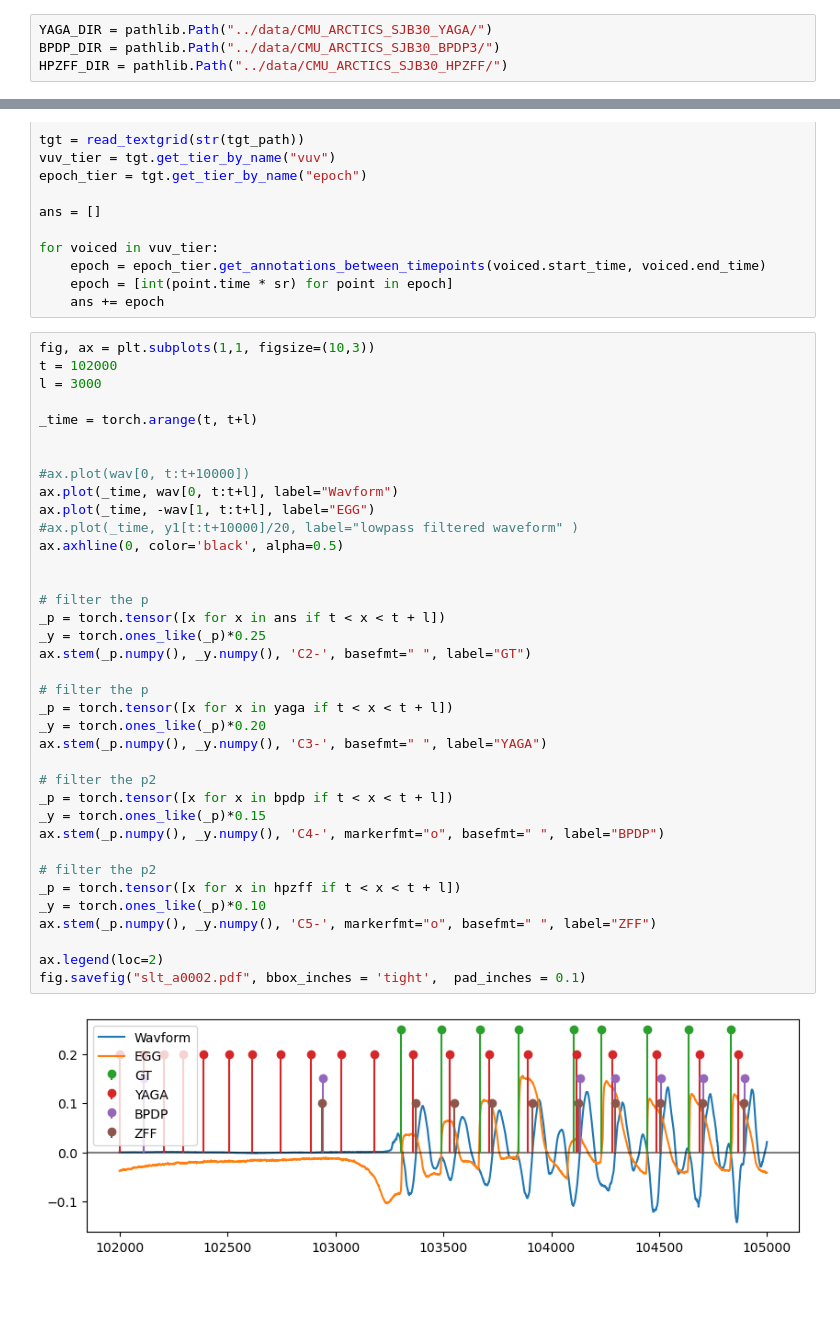
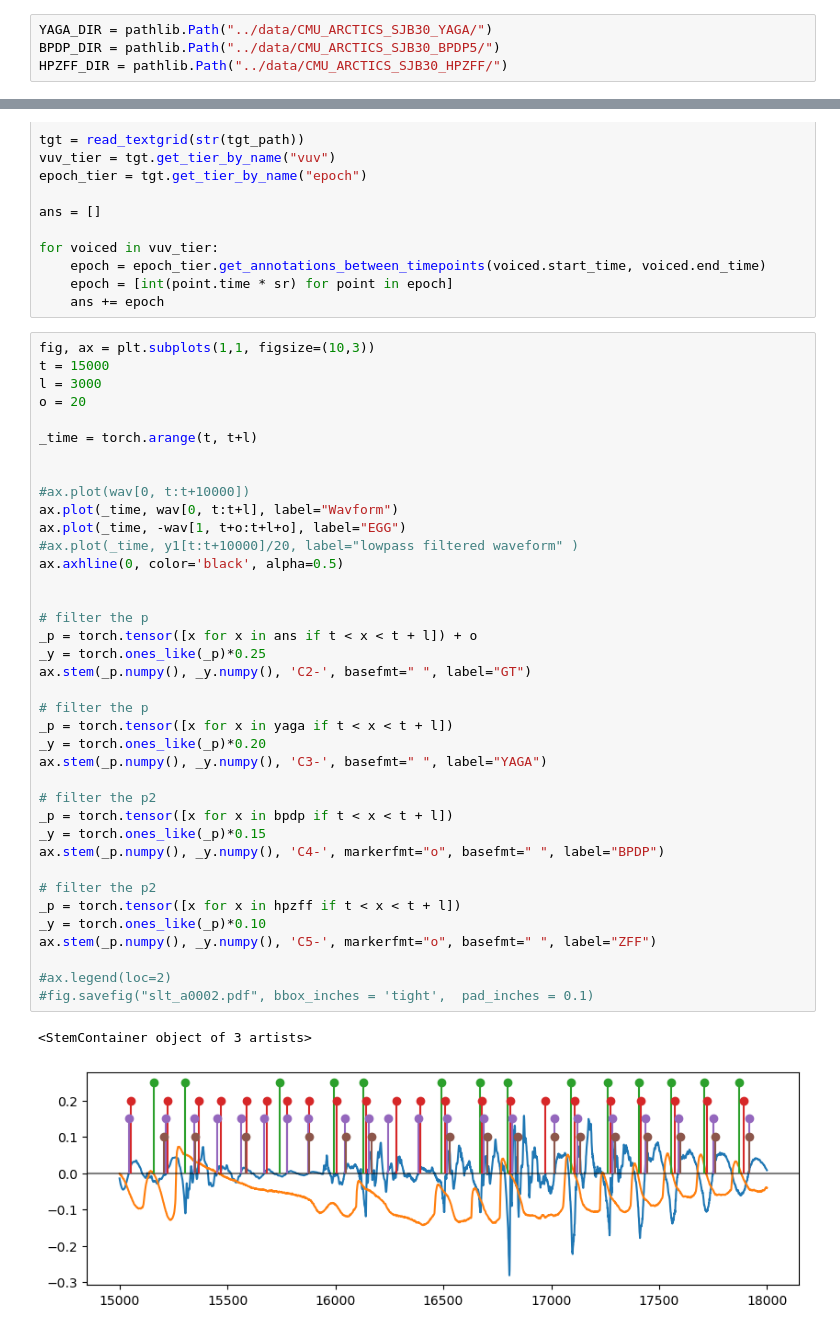
Before and after one commit to orz-orz-orz-orz/BPDP, a Jupyter notebook: notebooks/Plot Missing.ipynb, the cells around one changed output, grey strips where cells are left out. Saved outputs shown, nothing was run; the diff lists cells and outputs as text; blank space fills up the shorter version.

```diff
--- a/notebooks/Plot Missing.ipynb
+++ b/notebooks/Plot Missing.ipynb
@@ -7,7 +7,7 @@ import matplotlib.pyplot as plt
 from tgt import read_textgrid
 # %%
 YAGA_DIR = pathlib.Path("../data/CMU_ARCTICS_SJB30_YAGA/")
-BPDP_DIR = pathlib.Path("../data/CMU_ARCTICS_SJB30_BPDP3/")
+BPDP_DIR = pathlib.Path("../data/CMU_ARCTICS_SJB30_BPDP5/")
 HPZFF_DIR = pathlib.Path("../data/CMU_ARCTICS_SJB30_HPZFF/")
 # %%
 wav_path = pathlib.Path("../data/CMU_ARCTICS_SJB30/slt/arctic_a0002.wav")
@@ -35,40 +35,42 @@ for voiced in vuv_tier:
     ans += epoch
 # %%
 fig, ax = plt.subplots(1,1, figsize=(10,3))
-t = 102000
+t = 15000
 l = 3000
+o = 20
 
 _time = torch.arange(t, t+l)
 
 
 #ax.plot(wav[0, t:t+10000])
 ax.plot(_time, wav[0, t:t+l], label="Wavform")
-ax.plot(_time, -wav[1, t:t+l], label="EGG")
+ax.plot(_time, -wav[1, t+o:t+l+o], label="EGG")
 #ax.plot(_time, y1[t:t+10000]/20, label="lowpass filtered waveform" )
 ax.axhline(0, color='black', alpha=0.5)
 
 
 # filter the p
-_p = torch.tensor([x for x in ans if t < x < t + l])
+_p = torch.tensor([x for x in ans if t < x < t + l]) + o
 _y = torch.ones_like(_p)*0.25
 ax.stem(_p.numpy(), _y.numpy(), 'C2-', basefmt=" ", label="GT")
 
 # filter the p
 _p = torch.tensor([x for x in yaga if t < x < t + l])
 _y = torch.ones_like(_p)*0.20
 ax.stem(_p.numpy(), _y.numpy(), 'C3-', basefmt=" ", label="YAGA")
 
 # filter the p2
 _p = torch.tensor([x for x in bpdp if t < x < t + l])
 _y = torch.ones_like(_p)*0.15
 ax.stem(_p.numpy(), _y.numpy(), 'C4-', markerfmt="o", basefmt=" ", label="BPDP")
 
 # filter the p2
 _p = torch.tensor([x for x in hpzff if t < x < t + l])
 _y = torch.ones_like(_p)*0.10
 ax.stem(_p.numpy(), _y.numpy(), 'C5-', markerfmt="o", basefmt=" ", label="ZFF")
 
-ax.legend(loc=2)
-fig.savefig("slt_a0002.pdf", bbox_inches = 'tight',  pad_inches = 0.1)
+#ax.legend(loc=2)
+#fig.savefig("slt_a0002.pdf", bbox_inches = 'tight',  pad_inches = 0.1)
 # %% [output]
+<StemContainer object of 3 artists>
-[figure, old version]
+[figure, new version]
```
Also changed, not shown: parts of 8 cells of this notebook, 3 other files.
